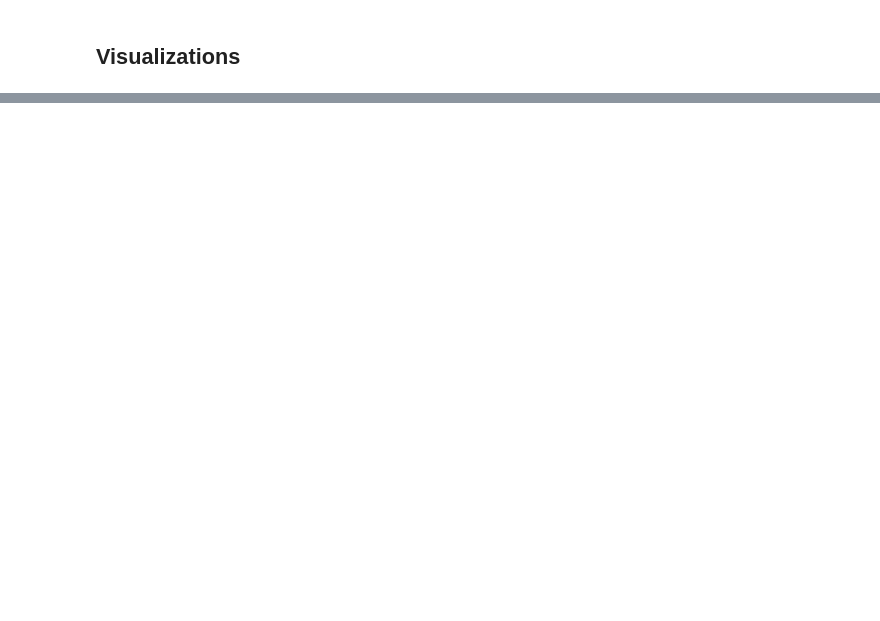
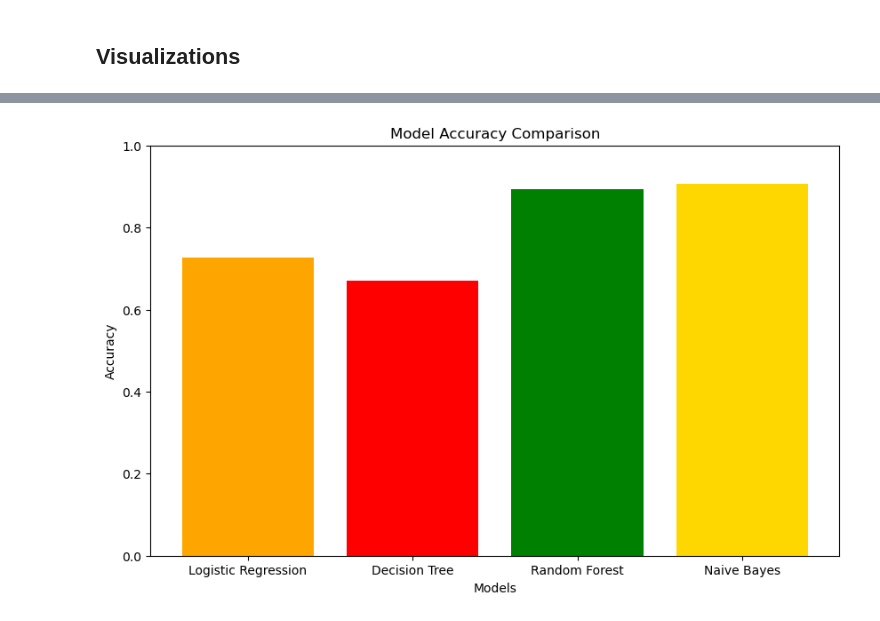
Before and after one commit to ntherndon97/COSC526_M5_SpookyAuthorship, a Jupyter notebook: M5.12_TeamAssignment.ipynb, the cells around one changed output, grey strips where cells are left out. Drawn from its saved outputs; the diff is of its cells as text; code cells hidden in the pictures; blank space fills up the shorter version.

Commit message:
Added visuals

```diff
--- a/M5.12_TeamAssignment.ipynb
+++ b/M5.12_TeamAssignment.ipynb
@@ -475,0 +539,17 @@ plt.show()
+# %%
+import matplotlib.pyplot as plt
+
+model_names = ['Logistic Regression', 'Decision Tree', 'Random Forest', 'Naive Bayes']
+accuracies = [0.7258, 0.6712, 0.8924, 0.9070]
+
+colors = ['redorange', 'red', 'green', 'gold']  #gold for Naive Bayes
+
+plt.figure(figsize=(10, 6))
+plt.bar(model_names, accuracies, color=colors)
+plt.xlabel('Models')
+plt.ylabel('Accuracy')
+plt.title('Model Accuracy Comparison')
+plt.ylim([0, 1])
+plt.show()
+# %% [output]
+[figure, added]
```
Also changed, not shown: parts of 6 cells of this notebook.
